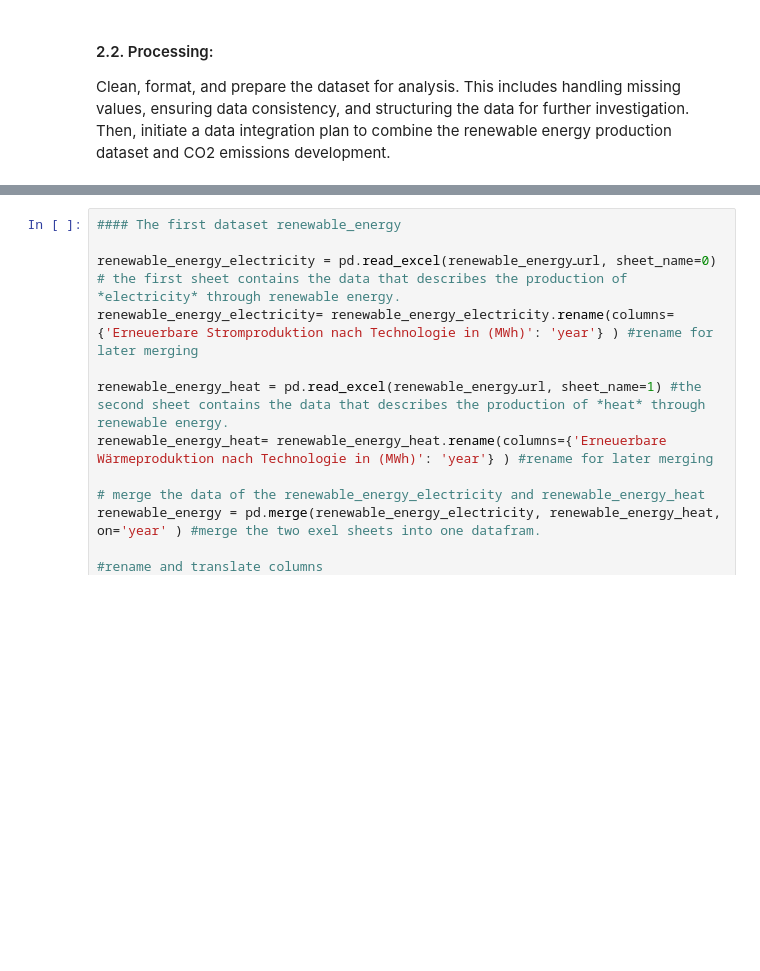
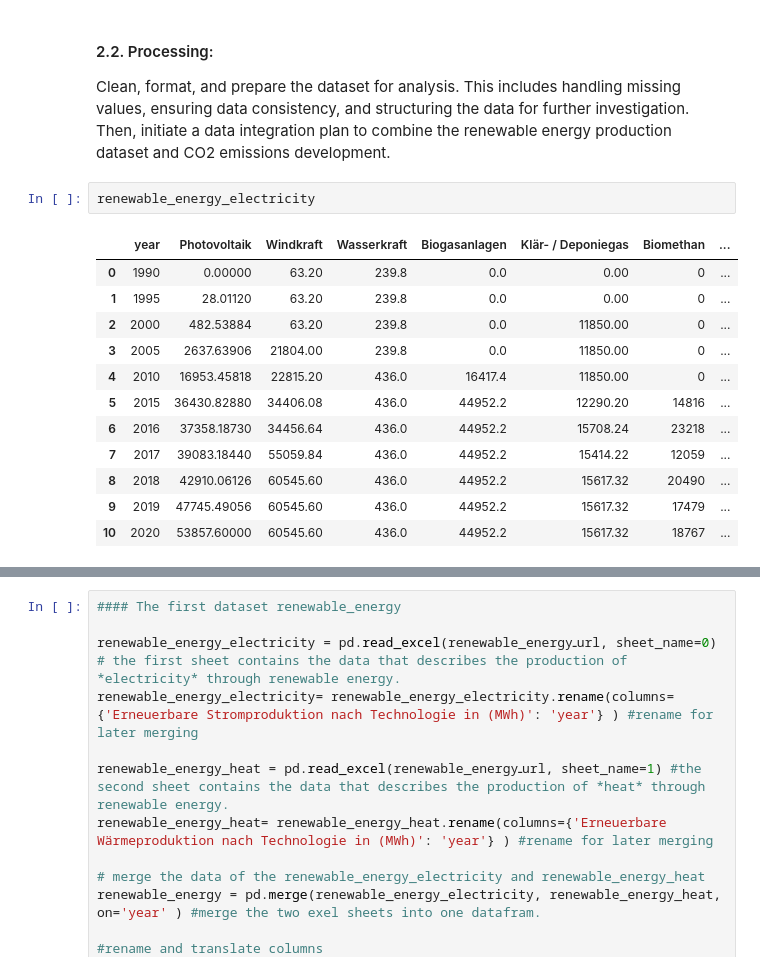
Before and after one commit to AsmaFarag95/made-template, a Jupyter notebook: project/report.ipynb, the cells around one changed output, grey strips where cells are left out. Saved outputs shown, nothing was run; the diff lists cells and outputs as text; blank space fills up the shorter version.

```diff
--- a/project/report.ipynb
+++ b/project/report.ipynb
@@ -121,3 +136,18 @@ Now, let us have a close look into the datasets.
 #### 2.2. Processing:
 
 Clean, format, and prepare the dataset for analysis. This includes handling missing values, ensuring data consistency, and structuring the data for further investigation. Then, initiate a data integration plan to combine the renewable energy production dataset and CO2 emissions development.
+# %%
+renewable_energy_electricity
+# %% [output]
+|  | year | Photovoltaik | Windkraft | Wasserkraft | Biogasanlagen | Klär- / Deponiegas | Biomethan | ... |
+| 0 | 1990 | 0.00000 | 63.20 | 239.8 | 0.0 | 0.00 | 0 | ... |
+| 1 | 1995 | 28.01120 | 63.20 | 239.8 | 0.0 | 0.00 | 0 | ... |
+| 2 | 2000 | 482.53884 | 63.20 | 239.8 | 0.0 | 11850.00 | 0 | ... |
+| 3 | 2005 | 2637.63906 | 21804.00 | 239.8 | 0.0 | 11850.00 | 0 | ... |
+| 4 | 2010 | 16953.45818 | 22815.20 | 436.0 | 16417.4 | 11850.00 | 0 | ... |
+| 5 | 2015 | 36430.82880 | 34406.08 | 436.0 | 44952.2 | 12290.20 | 14816 | ... |
+| 6 | 2016 | 37358.18730 | 34456.64 | 436.0 | 44952.2 | 15708.24 | 23218 | ... |
+| 7 | 2017 | 39083.18440 | 55059.84 | 436.0 | 44952.2 | 15414.22 | 12059 | ... |
+| 8 | 2018 | 42910.06126 | 60545.60 | 436.0 | 44952.2 | 15617.32 | 20490 | ... |
+| 9 | 2019 | 47745.49056 | 60545.60 | 436.0 | 44952.2 | 15617.32 | 17479 | ... |
+| 10 | 2020 | 53857.60000 | 60545.60 | 436.0 | 44952.2 | 15617.32 | 18767 | ... |
```
Also changed, not shown: parts of 7 cells of this notebook, 2 other files.
